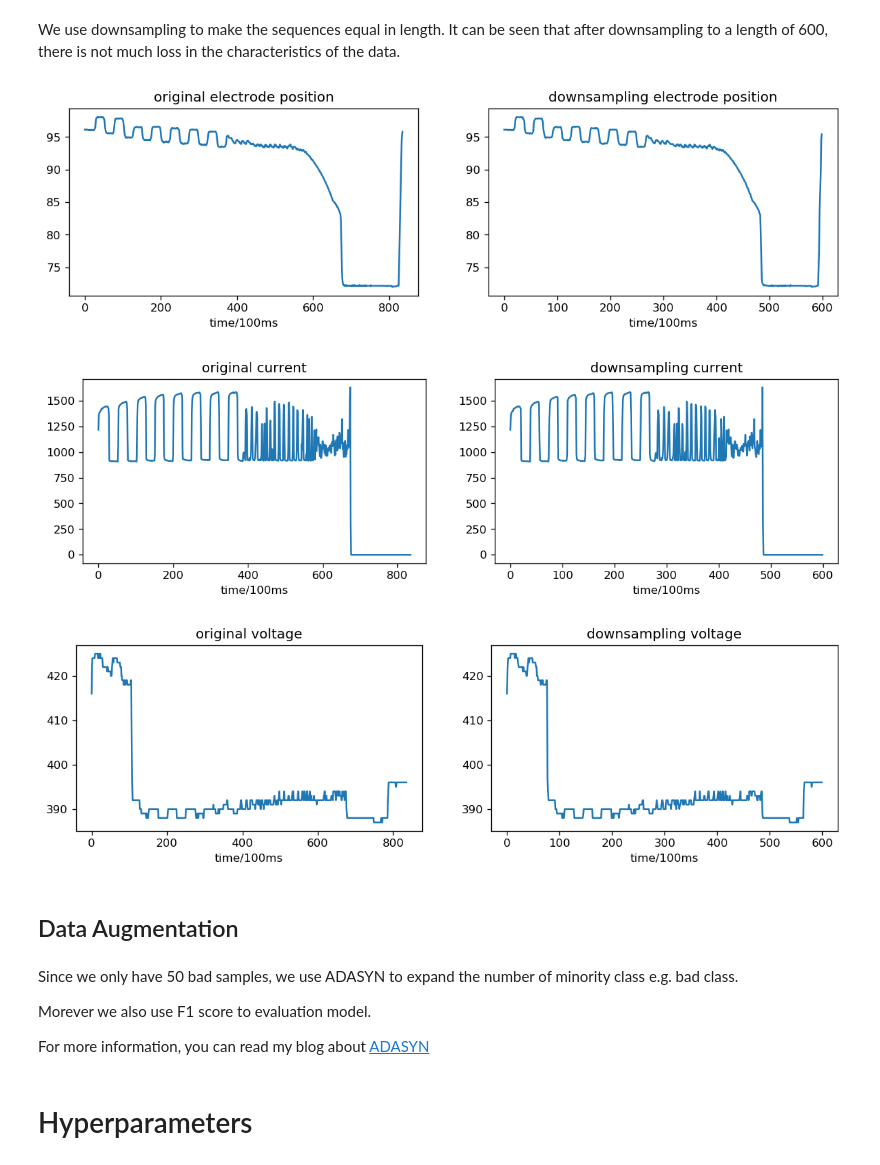
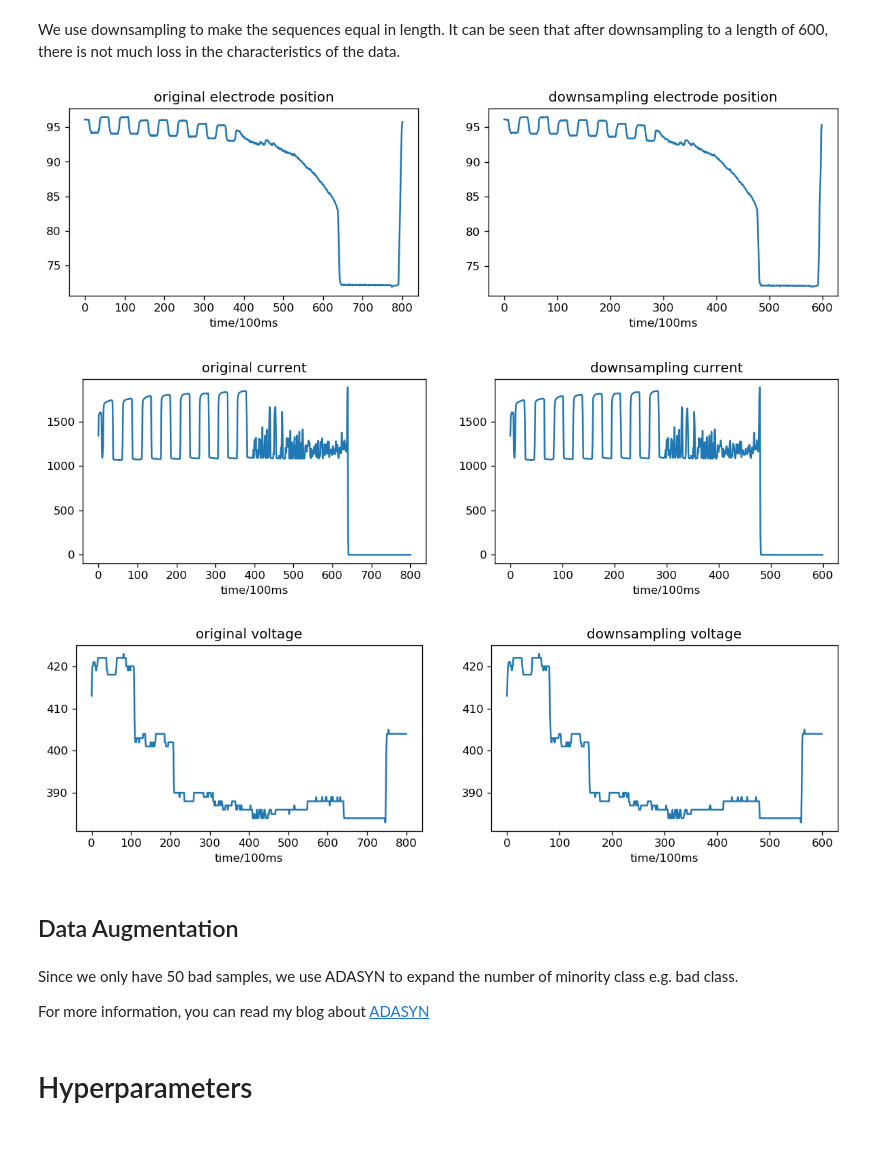
Before and after one commit to wzx140/welding_prediction, a Jupyter notebook: demo.ipynb, the cells around one changed output. Saved outputs shown, nothing was run; the diff lists cells and outputs as text; code cells hidden in the pictures.

```diff
--- a/demo.ipynb
+++ b/demo.ipynb
@@ -13,21 +13,21 @@ from cnn import Cnn
 # %% [markdown]
 Data is a three-dimensional time series consisting of **electrode position, current, and voltage**
 # %%
-data, num1, num2 = util.load_data(False)
+data, num1, num2 = util.load_train_data(50)
 plt.figure(figsize=(10, 3), dpi= 100)
 plt.xlabel('time/100ms')
 plt.title('electrode position')
-plt.plot(data[0][:, 0])
+plt.plot(data[10][:, 0])
 
 plt.figure(figsize=(10, 3), dpi= 100)
 plt.xlabel('time/100ms')
 plt.title('current')
-plt.plot(data[0][:, 1])
+plt.plot(data[10][:, 1])
 
 plt.figure(figsize=(10, 3), dpi= 100)
 plt.xlabel('time/100ms')
 plt.title('voltage')
-plt.plot(data[0][:, 2])
+plt.plot(data[10][:, 2])
 
 plt.show()
 # %% [output]
@@ -39,47 +39,45 @@ We use downsampling to make the sequences equal in length. It can be seen that a
 # %%
 data2, length = util.resample(data, 600)
 plt.figure(figsize=(12, 3), dpi= 120)
 plt.subplot(121)
 plt.title('original electrode position')
 plt.xlabel('time/100ms')
-plt.plot(data[0][:, 0])
+plt.plot(data[10][:, 0])
 plt.subplot(122)
 plt.title('downsampling electrode position')
 plt.xlabel('time/100ms')
-plt.plot(data2[0][:, 0])
+plt.plot(data2[10][:, 0])
 
 plt.figure(figsize=(12, 3), dpi= 120)
 plt.subplot(121)
 plt.title('original current')
 plt.xlabel('time/100ms')
-plt.plot(data[0][:, 1])
+plt.plot(data[10][:, 1])
 plt.subplot(122)
 plt.title('downsampling current')
 plt.xlabel('time/100ms')
-plt.plot(data2[0][:, 1])
+plt.plot(data2[10][:, 1])
 
 plt.figure(figsize=(12, 3), dpi= 120)
 plt.subplot(121)
 plt.title('original voltage')
 plt.xlabel('time/100ms')
-plt.plot(data[0][:, 2])
+plt.plot(data[10][:, 2])
 plt.subplot(122)
 plt.title('downsampling voltage')
 plt.xlabel('time/100ms')
-plt.plot(data2[0][:, 2])
+plt.plot(data2[10][:, 2])
 
 plt.show()
 # %% [output]
-[figure, old version]
+[figure, new version]
-[figure, old version]
+[figure, new version]
-[figure, old version]
+[figure, new version]
 # %% [markdown]
 ## Data Augmentation
 # %% [markdown]
 Since we only have 50 bad samples, we use ADASYN to expand the number of minority class e.g. bad class.
 
-Morever we also use F1 score to evaluation model.
-
 For more information, you can read my blog about [ADASYN](https://masterwangzx.com/2019/04/08/SMOTE/#adasyn)
 # %%
 # the number of data for train and test, must smaller than 2050
```
Also changed, not shown: parts of 8 cells of this notebook, 3 other files.
